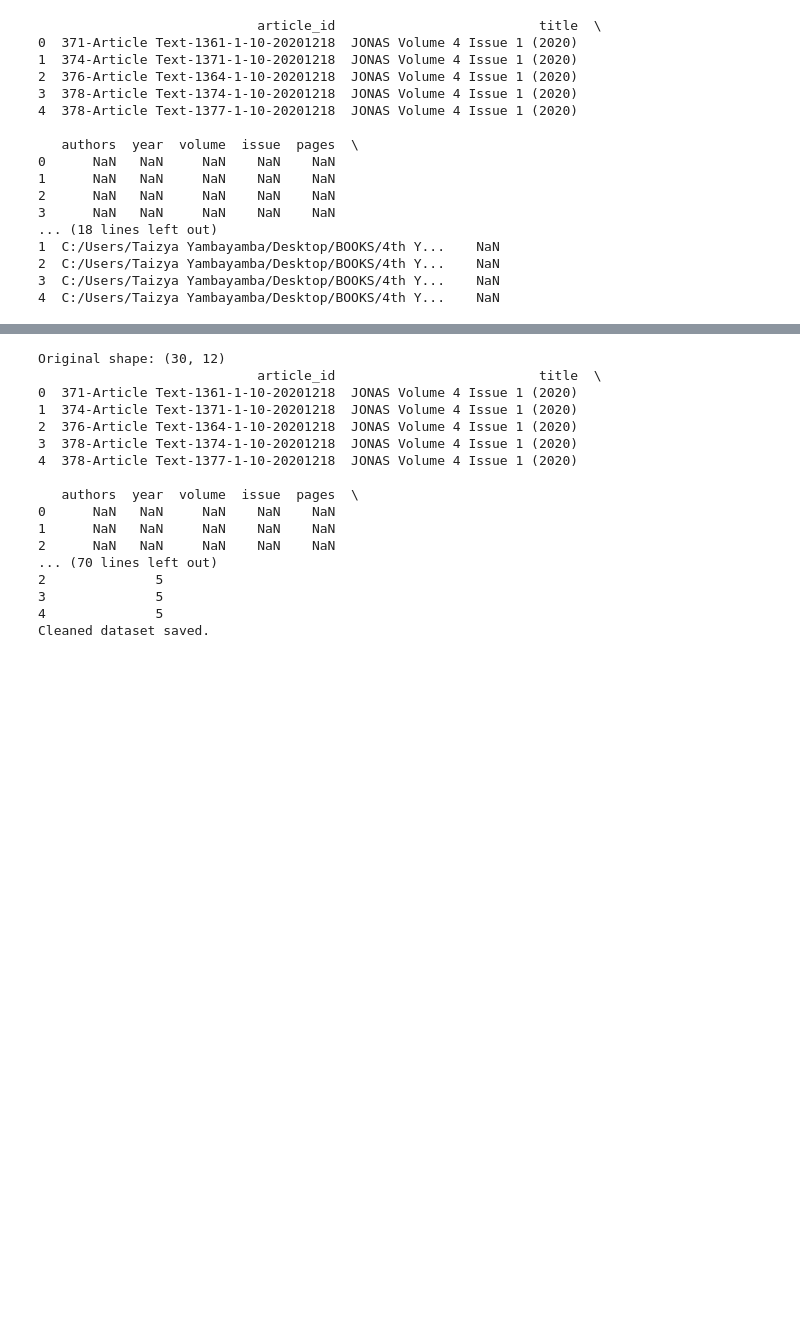
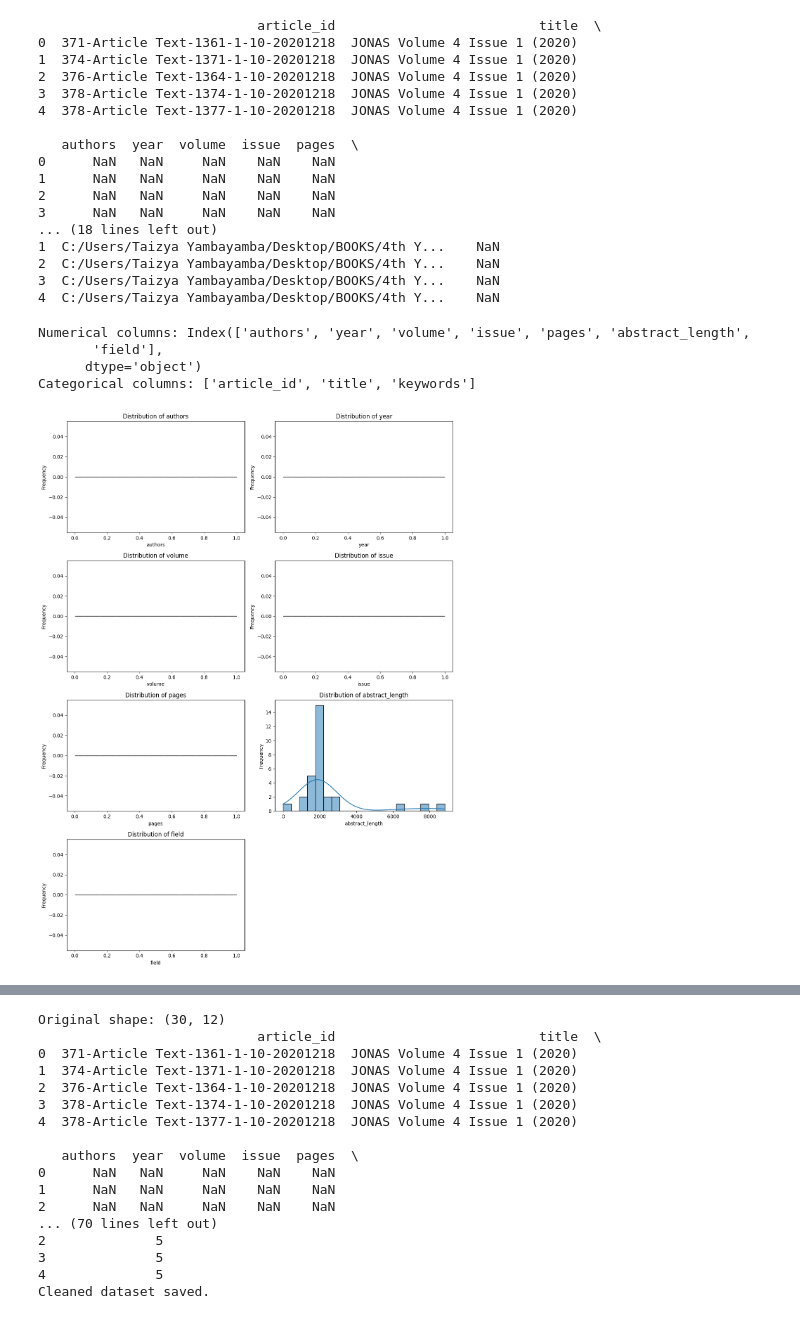
Before and after one commit to taizyayyamba-dev/data-mining-group-33, a Jupyter notebook: DATA_MINING_GROUP_33.ipynb, the cells around one changed output, grey strips where cells are left out. Saved outputs shown, nothing was run; the diff lists cells and outputs as text; code cells hidden in the pictures; blank space fills up the shorter version.

Commit message:
[DU] Prepared dataset for visualization: selected numerical and categorical columns, excluded 'abstract' and 'pdf_path'

```diff
--- a/DATA_MINING_GROUP_33.ipynb
+++ b/DATA_MINING_GROUP_33.ipynb
@@ -121,3 +121,47 @@ print(df.head())
 2  C:/Users/Taizya Yambayamba/Desktop/BOOKS/4th Y...    NaN
 3  C:/Users/Taizya Yambayamba/Desktop/BOOKS/4th Y...    NaN
 4  C:/Users/Taizya Yambayamba/Desktop/BOOKS/4th Y...    NaN
+# %%
+import pandas as pd
+import math
+import matplotlib.pyplot as plt
+import seaborn as sns
+
+df = pd.read_csv('/content/drive/MyDrive/misc-unza25-csc4792-project_team33/jonas_articles.csv')
+
+numerical_cols = df.select_dtypes(include=['int64', 'float64']).columns
+
+categorical_cols = df.select_dtypes(include=['object', 'category']).columns
+exclude_cols = ['abstract', 'pdf_path']
+categorical_cols = [col for col in categorical_cols if col not in exclude_cols]
+
+print("Numerical columns:", numerical_cols)
+print("Categorical columns:", categorical_cols)
+# %% [output]
+Numerical columns: Index(['authors', 'year', 'volume', 'issue', 'pages', 'abstract_length',
+       'field'],
+      dtype='object')
+Categorical columns: ['article_id', 'title', 'keywords']
+# %%
+num_cols = len(numerical_cols)
+
+n_cols = 2
+n_rows = math.ceil(num_cols / n_cols)
+
+fig, axes = plt.subplots(n_rows, n_cols, figsize=(12, n_rows*4))
+
+axes = axes.flatten()
+
+for i, col in enumerate(numerical_cols):
+    sns.histplot(df[col], kde=True, bins=20, ax=axes[i])
+    axes[i].set_title(f'Distribution of {col}')
+    axes[i].set_xlabel(col)
+    axes[i].set_ylabel('Frequency')
+
+for j in range(i+1, len(axes)):
+    fig.delaxes(axes[j])
+
+plt.tight_layout()
+plt.show()
+# %% [output]
+[figure, added]
```
Also changed, not shown: parts of 1 cell of this notebook.
